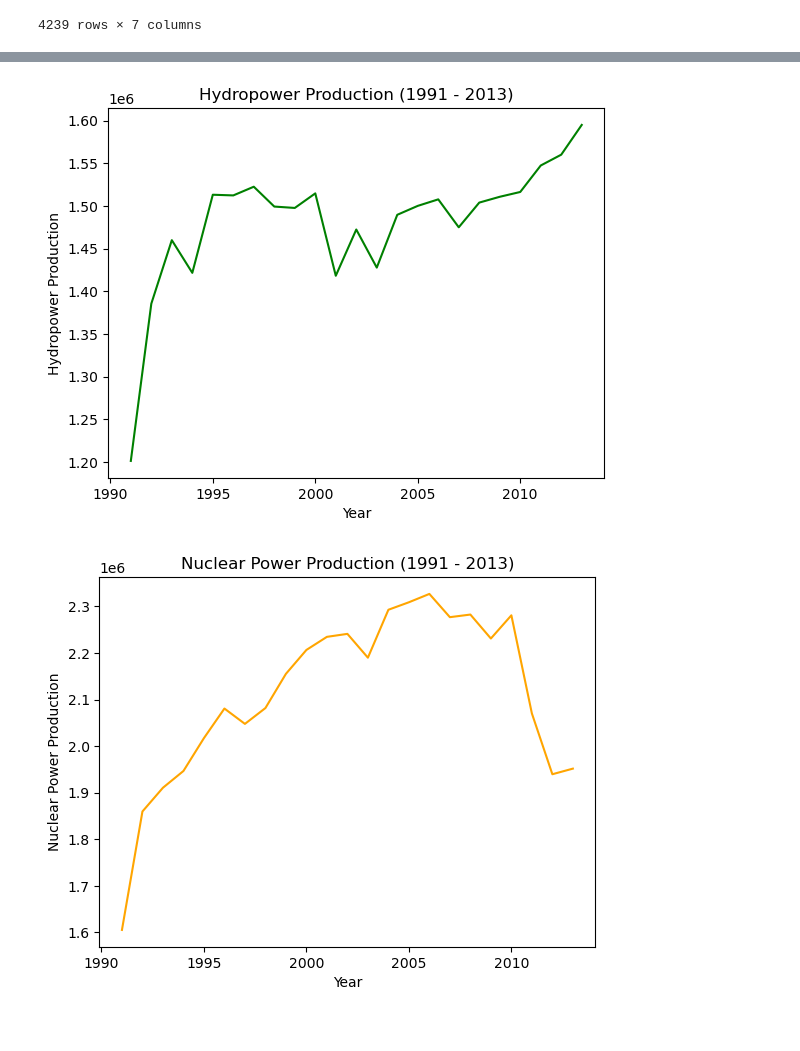
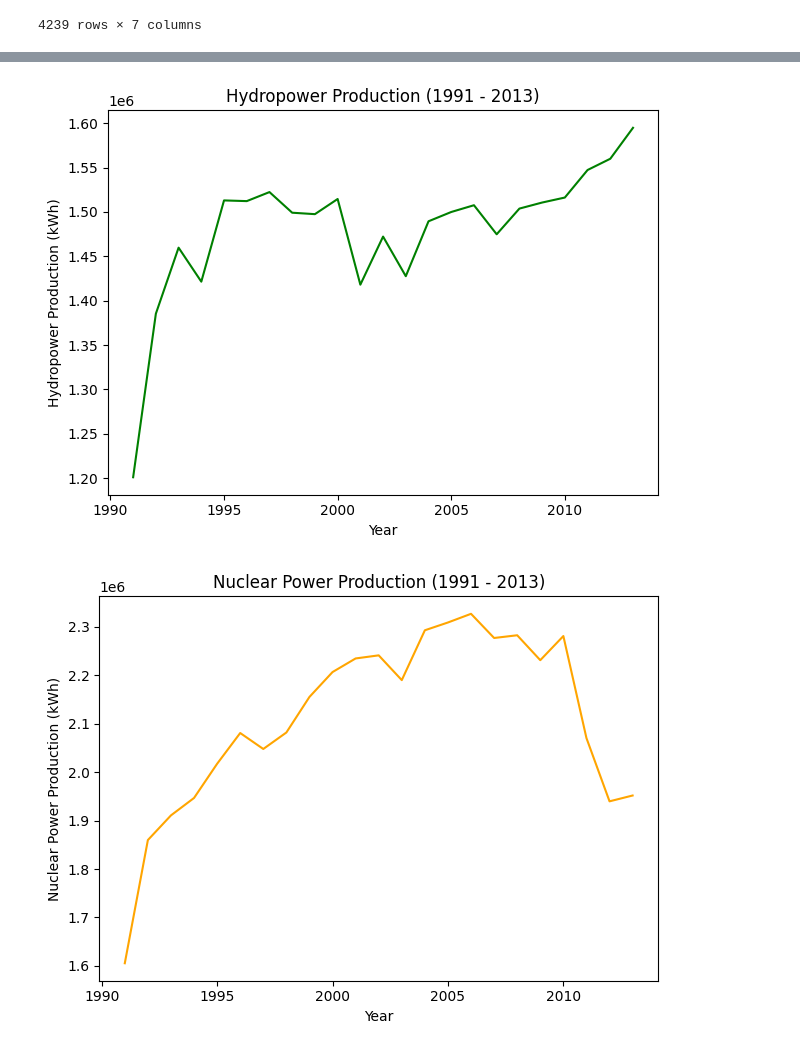
Before and after one commit to ChristopherSiems/ClimateChangeDataReport, a Jupyter notebook: nlp_updated.ipynb, the cells around one changed output, grey strips where cells are left out. Saved outputs shown, nothing was run; the diff lists cells and outputs as text; code cells hidden in the pictures.

```diff
--- a/nlp_updated.ipynb
+++ b/nlp_updated.ipynb
@@ -16,12 +16,12 @@ import statistics as stats
 words = set()
 with open('keywords.json', 'r') as file:
     words = set(json.load(file))
-with open('pacific_island_states.json', 'r') as file:
+with open('lists/pacific_island_states.json', 'r') as file:
     islands = json.load(file)
-with open('eu.json', 'r') as file:
+with open('lists/eu.json', 'r') as file:
     eu = json.load(file)
 
-df = pd.read_csv('debates_cleaned1.csv')
+df = pd.read_csv('processed data/debates_cleaned1.csv')
 df = df[['session', 'year', 'country', 'text']]
 df['text'] = df['text'].apply(lambda text: text.replace("\n", ""))
 # df['tokens'] = df['tokens'].apply(lambda text: text.split())
@@ -90,13 +90,13 @@ See the caveats in the documentation: https://pandas.pydata.org/pandas-docs/stab
 | 4389 | 68 | 2013 | SUR | Allow me at the outset, on behalf... | [With your background in sustaina... | 0.58420 | positive |
 4239 rows × 7 columns
 # %%
-keyword_df = pd.read_csv('debates_cleaned1.csv')
+keyword_df = pd.read_csv('processed data/debates_cleaned1.csv')
 words = set()
 with open('keywords.json', 'r') as file:
     words = set(json.load(file))
-with open('pacific_island_states.json', 'r') as file:
+with open('lists/pacific_island_states.json', 'r') as file:
     islands = json.load(file)
-with open('eu.json', 'r') as file:
+with open('lists/eu.json', 'r') as file:
     eu = json.load(file)
 
 def count_keywords(tokens):
@@ -112,7 +112,7 @@ keyword_df = keyword_df.loc[keyword_df['year'] > 1990]
 keyword_df = keyword_df.groupby(by = 'year')['keywords'].sum()
 # display(keyword_df)
 
-energy_df = pd.read_csv('merged.csv')
+energy_df = pd.read_csv('processed data/merged.csv')
 energy_df = energy_df.sort_values(by = 'year')
 hydro_df = energy_df.groupby(by = 'year')['Electricity - total hydro production'].sum()
 nuclear_df = energy_df.groupby(by = 'year')['Electricity - total nuclear production'].sum()
@@ -124,36 +124,44 @@ wind_df = energy_df.groupby(by = 'year')['Electricity - total wind production'].
 # display(solar_df)
 # display(wind_df)
 
 plt.plot(keyword_df.index, keyword_df)
 plt.title('Keywords Used (1991 - 2013)')
 plt.xlabel('Year')
 plt.ylabel('Number of keywords used')
 plt.show()
 
 plt.plot(hydro_df.index, hydro_df, color='green')
 plt.title('Hydropower Production (1991 - 2013)')
 plt.xlabel('Year')
-plt.ylabel('Hydropower Production')
+plt.ylabel('Hydropower Production (kWh)')
+plt.tight_layout()
+plt.savefig('figs/hydro.png')
 plt.show()
 
 plt.plot(nuclear_df.index, nuclear_df, color = 'orange')
 plt.title('Nuclear Power Production (1991 - 2013)')
 plt.xlabel('Year')
-plt.ylabel('Nuclear Power Production')
+plt.ylabel('Nuclear Power Production (kWh)')
+plt.tight_layout()
+plt.savefig('figs/nuke.png')
 plt.show()
 
 plt.plot(solar_df.index, solar_df, color='red')
 plt.title('Solar Power Production (1991 - 2013)')
 plt.xlabel('Year')
-plt.ylabel('Solar Power Production')
+plt.ylabel('Solar Power Production (kWh)')
+plt.tight_layout()
+plt.savefig('figs/sun.png')
 plt.show()
 
 plt.plot(wind_df.index, wind_df, color='purple')
 plt.title('Wind Power Production (1991 - 2013)')
 plt.xlabel('Year')
-plt.ylabel('Wind Power Production')
+plt.ylabel('Wind Power Production (kWh)')
+plt.tight_layout()
+plt.savefig('figs/wind.png')
 plt.show()
 # %% [output]
 [figure]
-[figure, old version]
+[figure, new version]
-[figure, old version]
+[figure, new version]
```
Also changed, not shown: parts of 1 cell of this notebook, 9 other files.
